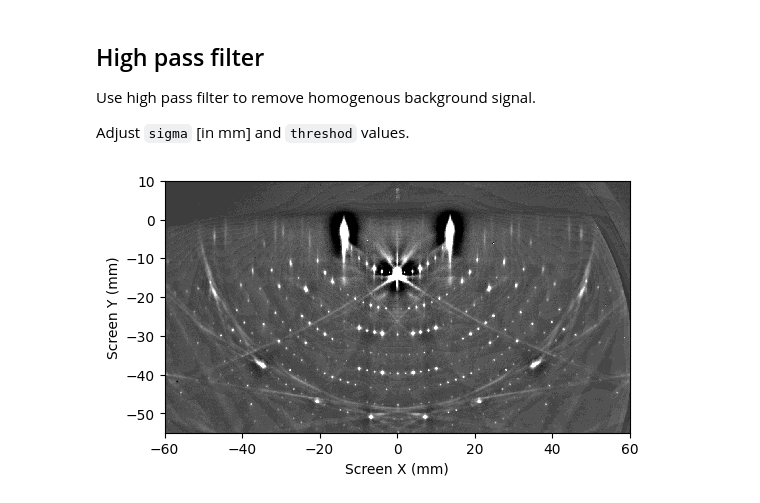
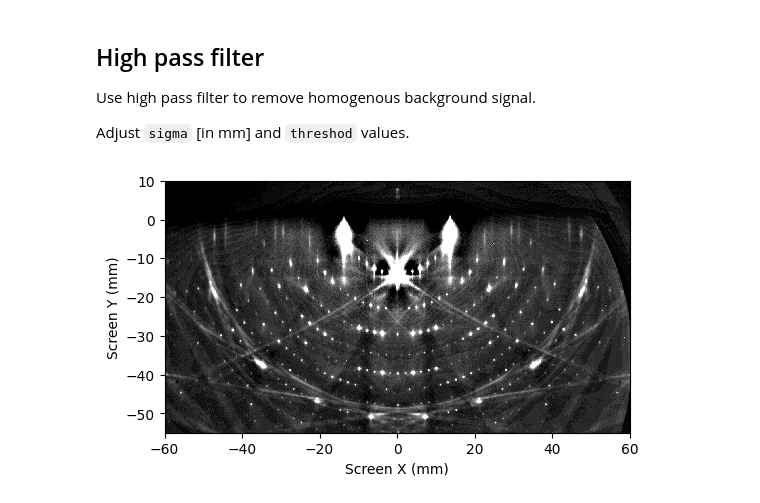
Before and after one commit to mkopciuszynski/xrheed, a Jupyter notebook: docs/source/notebooks/getting_started.ipynb, the cells around one changed output. Cells and saved outputs as stored; diff of their text form; code cells hidden in the pictures.

```diff
--- a/docs/source/notebooks/getting_started.ipynb
+++ b/docs/source/notebooks/getting_started.ipynb
@@ -180,14 +180,14 @@ Adjust `sigma` [in mm] and `threshod` values.
 # %%
 from xrheed.preparation.filters import high_pass_filter
 
-sigma = 1.8 # in mm
+sigma = 3.0 # in mm
 sigma_px = sigma * rheed_image.R.screen_scale
-threshold = 0.9
+threshold = 0.8
 
 hp_rheed_image = high_pass_filter(rheed_image, sigma=sigma, threshold=threshold)
 
-hp_rheed_image.R.plot_image(auto_levels=1.0,
+hp_rheed_image.R.plot_image(auto_levels=2.0,
                             show_center_lines=False)
 plt.show()
 # %% [output]
-[figure, old version]
+[figure, new version]
```
Also changed, not shown: 5 other files.
